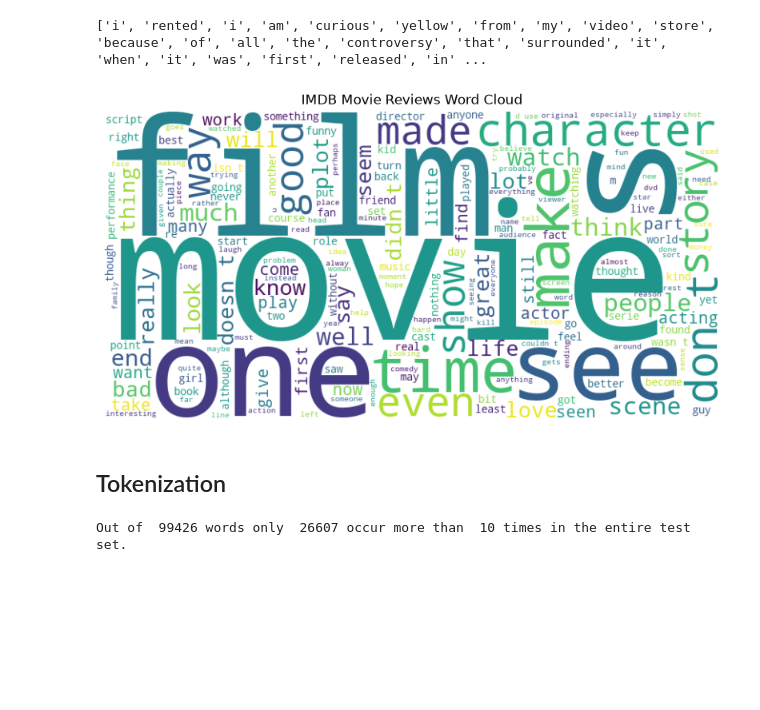
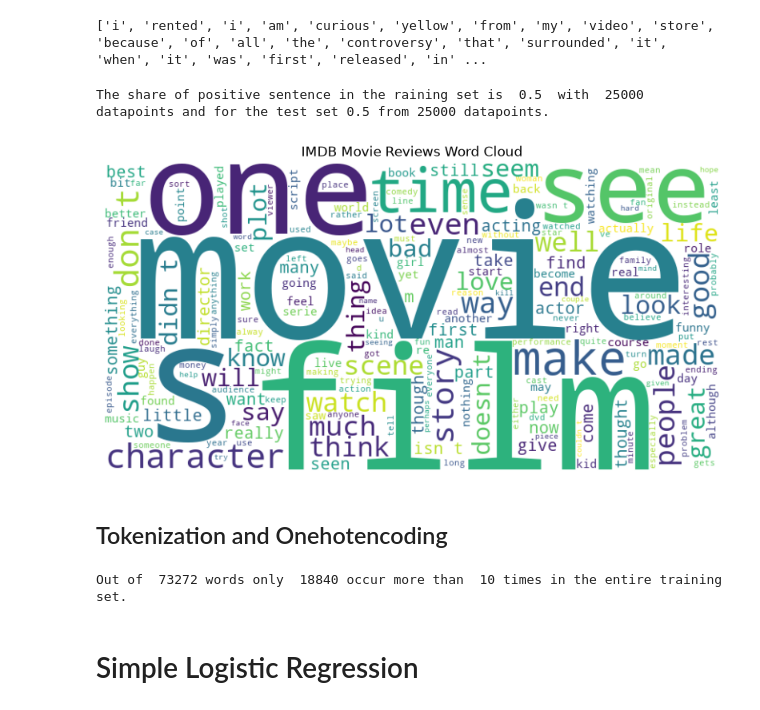
Before and after one commit to us-ja/ADAML-Text-Classification-Group-Work-G, a Jupyter notebook: text_classify.ipynb, the cells around one changed output. Cells and saved outputs as stored; diff of their text form; code cells hidden in the pictures; blank space fills up the shorter version.

Commit message:
add visualisations

```diff
--- a/text_classify.ipynb
+++ b/text_classify.ipynb
@@ -29,53 +34,60 @@ print(cleanedTrain[0])
 n= len(cleanedTrain)
 # %% [output]
 ['i', 'rented', 'i', 'am', 'curious', 'yellow', 'from', 'my', 'video', 'store', 'because', 'of', 'all', 'the', 'controversy', 'that', 'surrounded', 'it', 'when', 'it', 'was', 'first', 'released', 'in' ...
+# %%
+print("The share of positive sentence in the raining set is ", np.mean(Ytrain), " with ", n, " datapoints and for the test set", np.mean(Ytest),"from", len(Ytest), "datapoints.")
+# %% [output]
+The share of positive sentence in the raining set is  0.5  with  25000  datapoints and for the test set 0.5 from 25000 datapoints.
 # %%
 from wordcloud import WordCloud
 entiretext=""
 for text in text_train:
     entiretext += " "+clean(text)
+entire_train_text=entiretext# encoding only on the training set part
 for text in text_test:
     entiretext += " "+clean(text)
 wordcloud = WordCloud(width=800, height=400, background_color='white').generate(entiretext)
 
 plt.figure(figsize=(10, 5))
 plt.imshow(wordcloud, interpolation='bilinear')
 plt.axis('off')
 plt.title("IMDB Movie Reviews Word Cloud")
 plt.show()
 # %% [output]
-[figure, old version]
+[figure, new version]
 # %% [markdown]
-##  Tokenization
+##  Tokenization and Onehotencoding
 # %%
-from sklearn.preprocessing import OneHotEncoder
-import numpy as np
 tokens={}
+
 occurences=[]
-for word in entiretext.split():
+for word in entire_train_text.split():
     if word in tokens:
         occurences[tokens[word]]+=1
     else:
         tokens[word]=len(occurences)
+
         occurences.append(1)
 
 
 reducedtoken={}
+words=[]
 minoccurence=10
 for word in tokens:
     i = tokens[word]
     if occurences[i]>minoccurence:
         reducedtoken[word]= len(reducedtoken)
+        words.append(word)
 
 tokenamount=len(reducedtoken)
 
 
-print("Out of ", len(tokens), "words only ",tokenamount, "occur more than ", minoccurence, "times in the entire test set.")
+print("Out of ", len(tokens), "words only ",tokenamount, "occur more than ", minoccurence, "times in the entire training set.")
 
 onehotTrain = np.zeros([n, tokenamount])
 for i in range(n):
     for word in cleanedTrain[i]:
-         if word in reducedtoken:# if the word is not known in the training set it will be ignored
+         if word in reducedtoken:# if the word is not occuring enough it will be ignored
             onehotTrain[i,reducedtoken[word]] +=1
 
 
@@ -85,5 +97,7 @@ for i in range(n):
         if word in reducedtoken:# if the word is not known in the training set it will be ignored
             onehotTest[i,reducedtoken[word]] +=1
 # %% [output]
-Out of  99426 words only  26607 occur more than  10 times in the entire test set.
+Out of  73272 words only  18840 occur more than  10 times in the entire training set.
+# %% [markdown]
+# Simple Logistic Regression
 # %%
```
Also changed, not shown: parts of 11 cells of this notebook.
